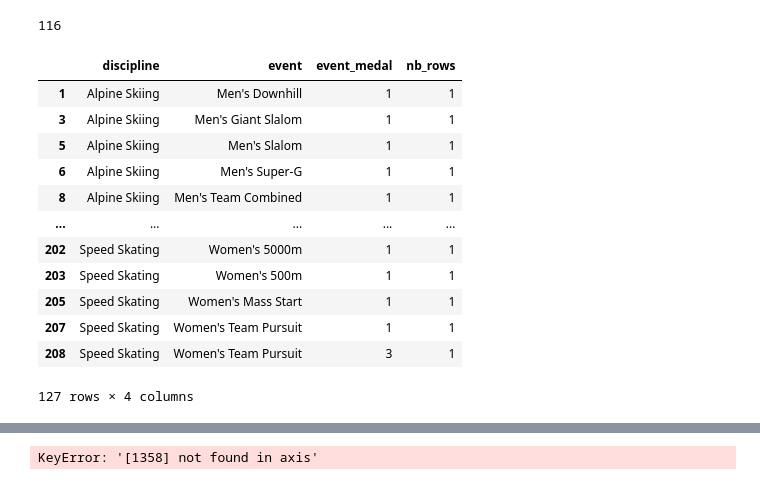
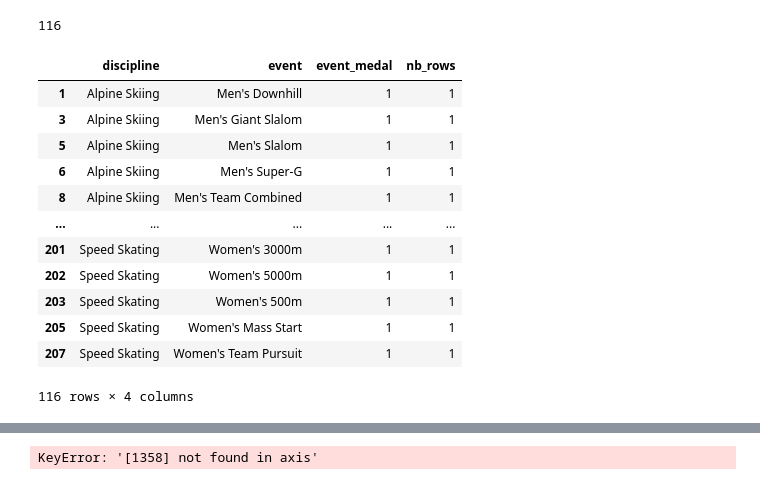
Before and after one commit to com-480-data-visualization/VizLaLune, a Jupyter notebook: DataExploration/PickedDataset/EXPLORATION_Milano_Cortina_2026_Olympic_Winter_Games.ipynb, the cells around one changed output, grey strips where cells are left out. Drawn from its saved outputs; the diff is of its cells as text; code cells hidden in the pictures.

```diff
--- a/DataExploration/PickedDataset/EXPLORATION_Milano_Cortina_2026_Olympic_Winter_Games.ipynb
+++ b/DataExploration/PickedDataset/EXPLORATION_Milano_Cortina_2026_Olympic_Winter_Games.ipynb
@@ -575,7 +575,7 @@ df_schedules[df_schedules["event"].str.contains("ceremon", case=False, na=False)
 | 86 | 2026-02-06T20:00:00+01:00 | 2026-02-06T22:30:00+01:00 | 2026-02-06 | FINISHED | Ceremonies | CER | Opening Ceremony | 0 | Opening Ceremony | ... |
 # %%
 # Actually there are other ceremony events!
-df_schedules = df_schedules[~df_schedules["event"].str.contains("ceremony", case=False)]
+df_schedules = df_schedules[~df_schedules["event"].str.contains("ceremon", case=False)]
 df_schedules.groupby(["discipline", "event"]).ngroups
 # %% [output]
 122
@@ -631,20 +631,20 @@ df_schedules.groupby(["discipline", "event"]).ngroups
 # %% [output]
 116
 # %%
-# Count unique events and those with only 1 row (event_medal == 1)
+# Count unique events (event_medal == 1)
 medal_counts = df_schedules.groupby(["discipline", "event", "event_medal"]).size().reset_index(name="nb_rows")
-medal_counts[medal_counts["event_medal"] >= 1]
+medal_counts[medal_counts["event_medal"] == 1]
 # %% [output]
 |  | discipline | event | event_medal | nb_rows |
 | 1 | Alpine Skiing | Men's Downhill | 1 | 1 |
 | 3 | Alpine Skiing | Men's Giant Slalom | 1 | 1 |
 | 5 | Alpine Skiing | Men's Slalom | 1 | 1 |
 | 6 | Alpine Skiing | Men's Super-G | 1 | 1 |
 | 8 | Alpine Skiing | Men's Team Combined | 1 | 1 |
 | ... | ... | ... | ... | ... |
+| 201 | Speed Skating | Women's 3000m | 1 | 1 |
 | 202 | Speed Skating | Women's 5000m | 1 | 1 |
 | 203 | Speed Skating | Women's 500m | 1 | 1 |
 | 205 | Speed Skating | Women's Mass Start | 1 | 1 |
 | 207 | Speed Skating | Women's Team Pursuit | 1 | 1 |
-| 208 | Speed Skating | Women's Team Pursuit | 3 | 1 |
-127 rows × 4 columns
+116 rows × 4 columns
```
Also changed, not shown: parts of 7 cells of this notebook, 6 other files.
